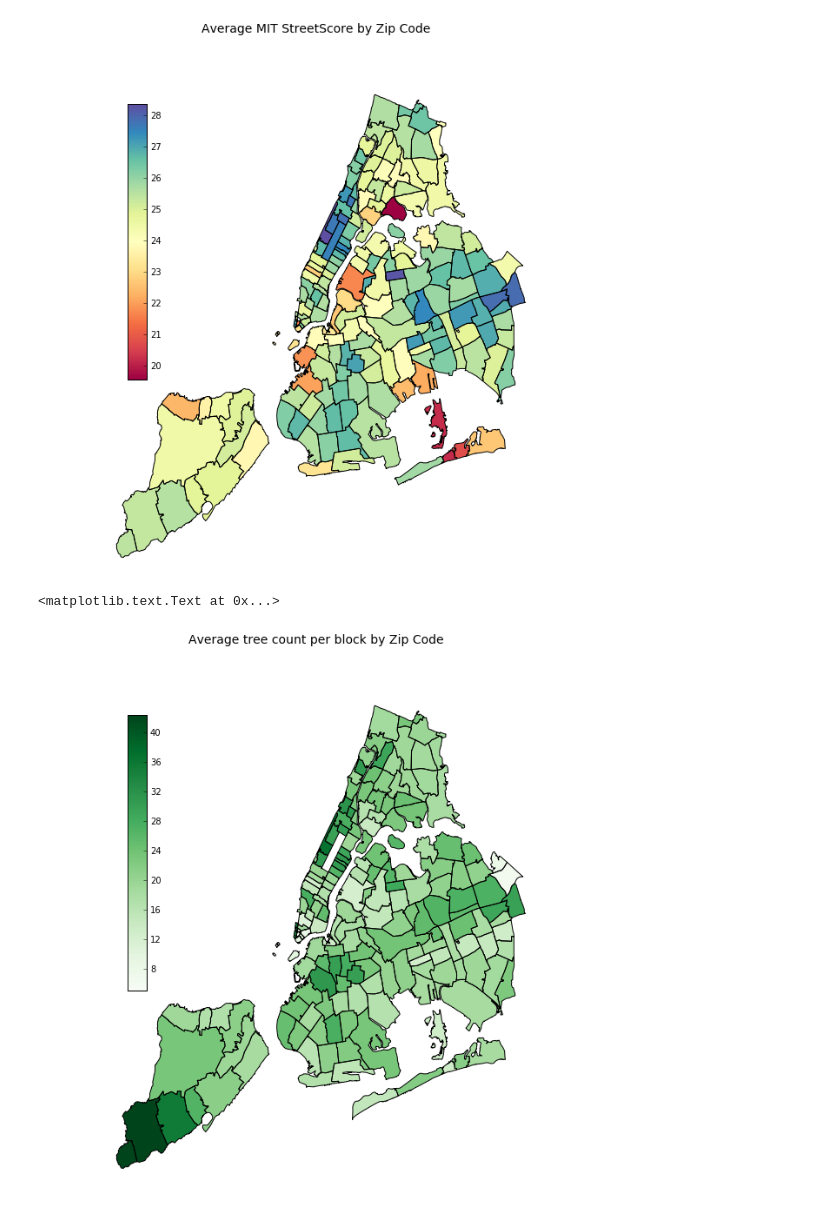
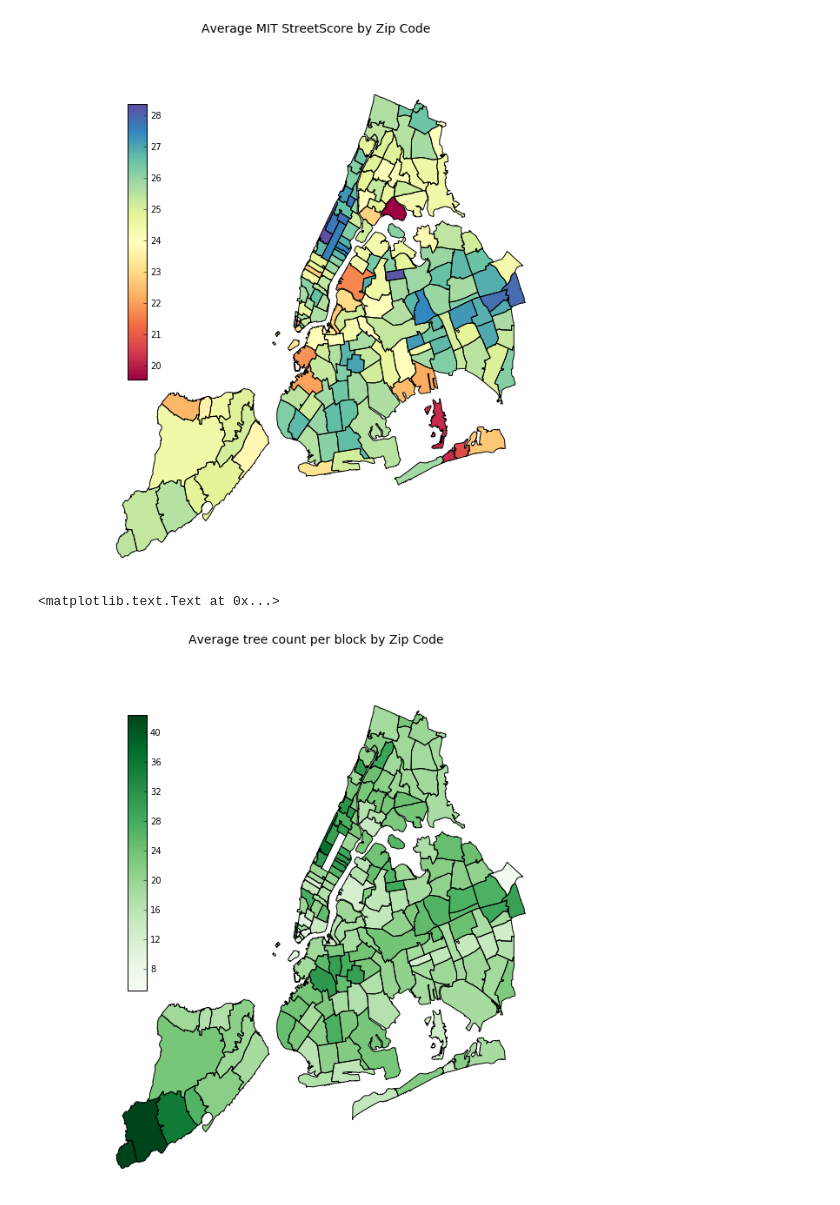
Before and after one commit to lizkalina/smart-cities, a Jupyter notebook: Tree Census Exploration.ipynb, the cells around one changed output. Drawn from its saved outputs; the diff is of its cells as text; code cells hidden in the pictures.

```diff
--- a/Tree Census Exploration.ipynb
+++ b/Tree Census Exploration.ipynb
@@ -182,7 +189,7 @@ trees_zip.head()
 | 203577 | Staten Island | 10305 | Grasmere-Arrochar-Ft. Wadsworth | 50064001000 | 12 | 23.437673 | 0.083168 | 18.391076 |
 # %%
 zip_mean_score = no_dup.groupby('zipcode')['q_score'].mean().to_frame()
-score_tree_zip = pd.merge(trees_zip, zip_score, how='left', left_on='zipcode', right_index=True, suffixes=('', '_by_zip'))
+score_tree_zip = pd.merge(trees_zip, zip_mean_score, how='left', left_on='zipcode', right_index=True, suffixes=('', '_by_zip'))
 # %%
 score_tree_zip.head()
 # %% [output]
@@ -193,6 +200,6 @@ score_tree_zip.head()
 | 161121 | Staten Island | 10304 | Grymes Hill-Clifton-Fox Hills | 50040001000 | 19 | 22.888495 | 0.107697 | 19.573718 | ... |
 | 203577 | Staten Island | 10305 | Grasmere-Arrochar-Ft. Wadsworth | 50064001000 | 12 | 23.437673 | 0.083168 | 18.391076 | ... |
 # %%
-by_zip = score_tree_zip[['zipcode','tree_count_by_zip','q_score_by_zip','corr']].drop_duplicates().reset_index()
+by_zip = score_tree_zip[['zipcode','boro_name','tree_count_by_zip','q_score_by_zip','corr']].drop_duplicates().reset_index()
 by_zip.head()
 # %% [output]
@@ -237,0 +245,3 @@ fig, ax, cb = cp.choroplethNYC(overall, "q_score_by_zip", cmap="viridis", cb=Tru
+# %%
+q_outliers = overall[np.abs(overall.q_score_by_zip-overall.q_score_by_zip.mean())>(3*overall.q_score_by_zip.std())]
+tree_outliers = overall[np.abs(overall.tree_count_by_zip-overall.tree_count_by_zip.mean())>(3*overall.tree_count_by_zip.std())]
@@ -247,9 +297,9 @@ fig.suptitle('Average MIT StreetScore by Zip Code', fontsize=14)
 <matplotlib.text.Text at 0x...>
 [figure]
 # %%
-tree_norm = overall[np.abs(overall.tree_count_by_zip-overall.tree_count_by_zip.mean())<=(3*overall.tree_count_by_zip.std())]
+tree_norm = overall[~overall.index.isin(tree_outliers.index)].dropna()
 fig_two, ax_two, cb_two = cp.choroplethNYC(tree_norm, "tree_count_by_zip", cmap="Greens", cb=True)
 fig_two.suptitle('Average tree count per block by Zip Code', fontsize=14)
 # %% [output]
 <matplotlib.text.Text at 0x...>
-[figure, old version]
+[figure, new version]
```
Also changed, not shown: parts of 15 cells of this notebook, 1 other file.
